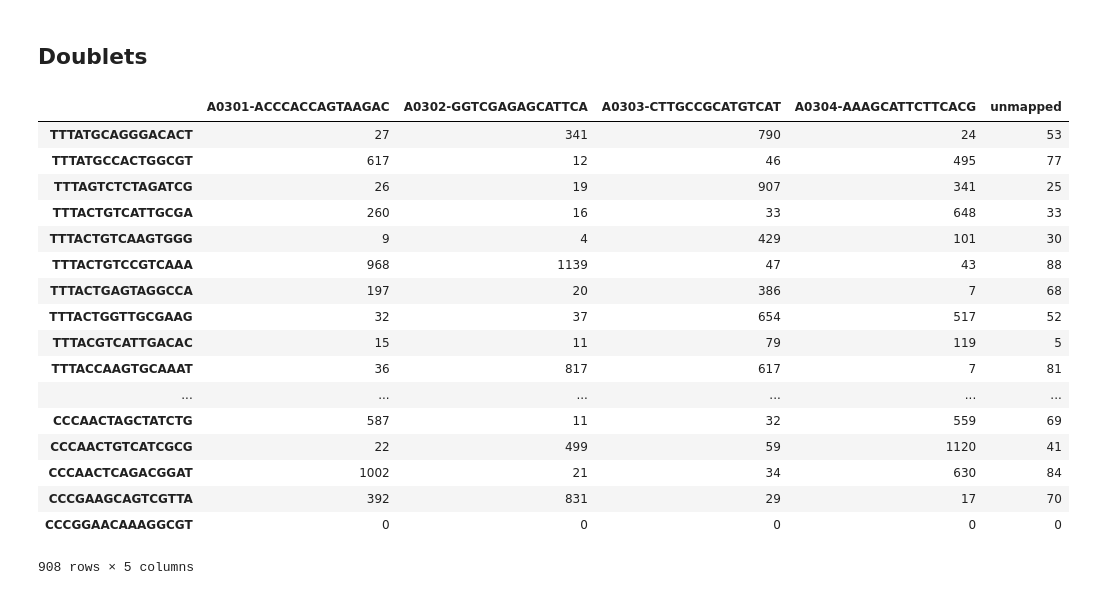
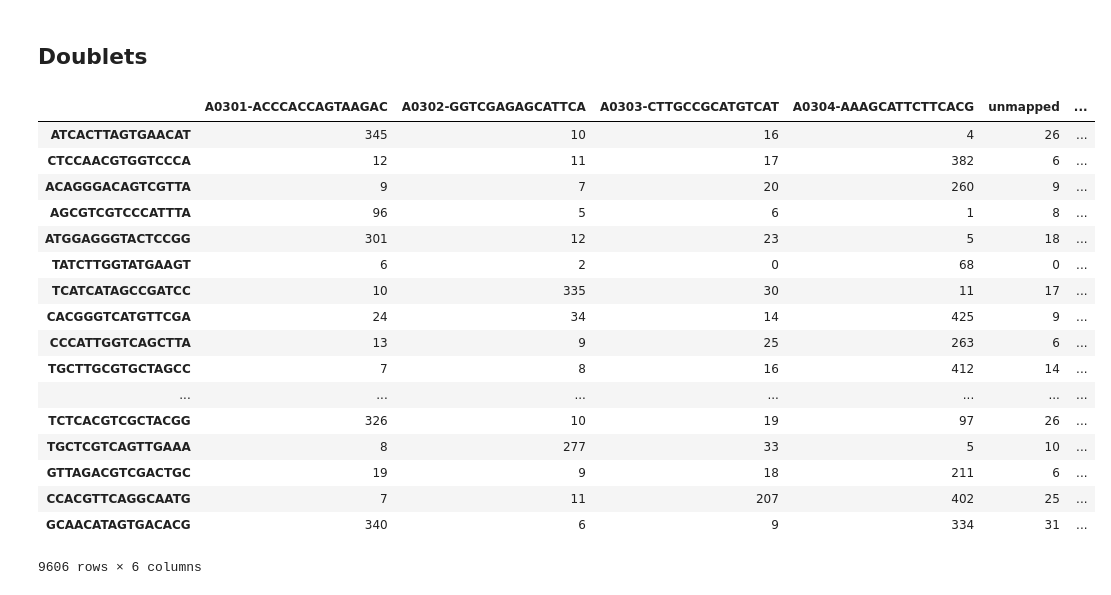
Before and after one commit to hisplan/sharp, a Jupyter notebook: manual-inspection/inspect.ipynb, the cells around one changed output. Cells and saved outputs as stored; diff of their text form; code cells hidden in the pictures.

```diff
--- a/manual-inspection/inspect.ipynb
+++ b/manual-inspection/inspect.ipynb
@@ -464,24 +537,30 @@ plt.show()
 [figure]
 # %% [markdown]
 ## Doublets
-# %%
-df_reads.loc[ df_class[ df_class.hashID == "Doublet" ].index ]
-# %% [output]
-|  | A0301-ACCCACCAGTAAGAC | A0302-GGTCGAGAGCATTCA | A0303-CTTGCCGCATGTCAT | A0304-AAAGCATTCTTCACG | unmapped |
-| TTTATGCAGGGACACT | 27 | 341 | 790 | 24 | 53 |
-| TTTATGCCACTGGCGT | 617 | 12 | 46 | 495 | 77 |
-| TTTAGTCTCTAGATCG | 26 | 19 | 907 | 341 | 25 |
-| TTTACTGTCATTGCGA | 260 | 16 | 33 | 648 | 33 |
-| TTTACTGTCAAGTGGG | 9 | 4 | 429 | 101 | 30 |
-| TTTACTGTCCGTCAAA | 968 | 1139 | 47 | 43 | 88 |
-| TTTACTGAGTAGGCCA | 197 | 20 | 386 | 7 | 68 |
-| TTTACTGGTTGCGAAG | 32 | 37 | 654 | 517 | 52 |
-| TTTACGTCATTGACAC | 15 | 11 | 79 | 119 | 5 |
-| TTTACCAAGTGCAAAT | 36 | 817 | 617 | 7 | 81 |
-| ... | ... | ... | ... | ... | ... |
-| CCCAACTAGCTATCTG | 587 | 11 | 32 | 559 | 69 |
-| CCCAACTGTCATCGCG | 22 | 499 | 59 | 1120 | 41 |
-| CCCAACTCAGACGGAT | 1002 | 21 | 34 | 630 | 84 |
-| CCCGAAGCAGTCGTTA | 392 | 831 | 29 | 17 | 70 |
-| CCCGGAACAAAGGCGT | 0 | 0 | 0 | 0 | 0 |
-908 rows × 5 columns
+# %%
+df_umi_class = pd.merge(
+    df_umis, df_class,
+    left_index=True, right_index=True,
+    how="inner"
+)
+# %%
+df_umi_class
+# %% [output]
+|  | A0301-ACCCACCAGTAAGAC | A0302-GGTCGAGAGCATTCA | A0303-CTTGCCGCATGTCAT | A0304-AAAGCATTCTTCACG | unmapped | ... |
+| ATCACTTAGTGAACAT | 345 | 10 | 16 | 4 | 26 | ... |
+| CTCCAACGTGGTCCCA | 12 | 11 | 17 | 382 | 6 | ... |
+| ACAGGGACAGTCGTTA | 9 | 7 | 20 | 260 | 9 | ... |
+| AGCGTCGTCCCATTTA | 96 | 5 | 6 | 1 | 8 | ... |
+| ATGGAGGGTACTCCGG | 301 | 12 | 23 | 5 | 18 | ... |
+| TATCTTGGTATGAAGT | 6 | 2 | 0 | 68 | 0 | ... |
+| TCATCATAGCCGATCC | 10 | 335 | 30 | 11 | 17 | ... |
+| CACGGGTCATGTTCGA | 24 | 34 | 14 | 425 | 9 | ... |
+| CCCATTGGTCAGCTTA | 13 | 9 | 25 | 263 | 6 | ... |
+| TGCTTGCGTGCTAGCC | 7 | 8 | 16 | 412 | 14 | ... |
+| ... | ... | ... | ... | ... | ... | ... |
+| TCTCACGTCGCTACGG | 326 | 10 | 19 | 97 | 26 | ... |
+| TGCTCGTCAGTTGAAA | 8 | 277 | 33 | 5 | 10 | ... |
+| GTTAGACGTCGACTGC | 19 | 9 | 18 | 211 | 6 | ... |
+| CCACGTTCAGGCAATG | 7 | 11 | 207 | 402 | 25 | ... |
+| GCAACATAGTGACACG | 340 | 6 | 9 | 334 | 31 | ... |
+9606 rows × 6 columns
```
Also changed, not shown: parts of 13 cells of this notebook.
